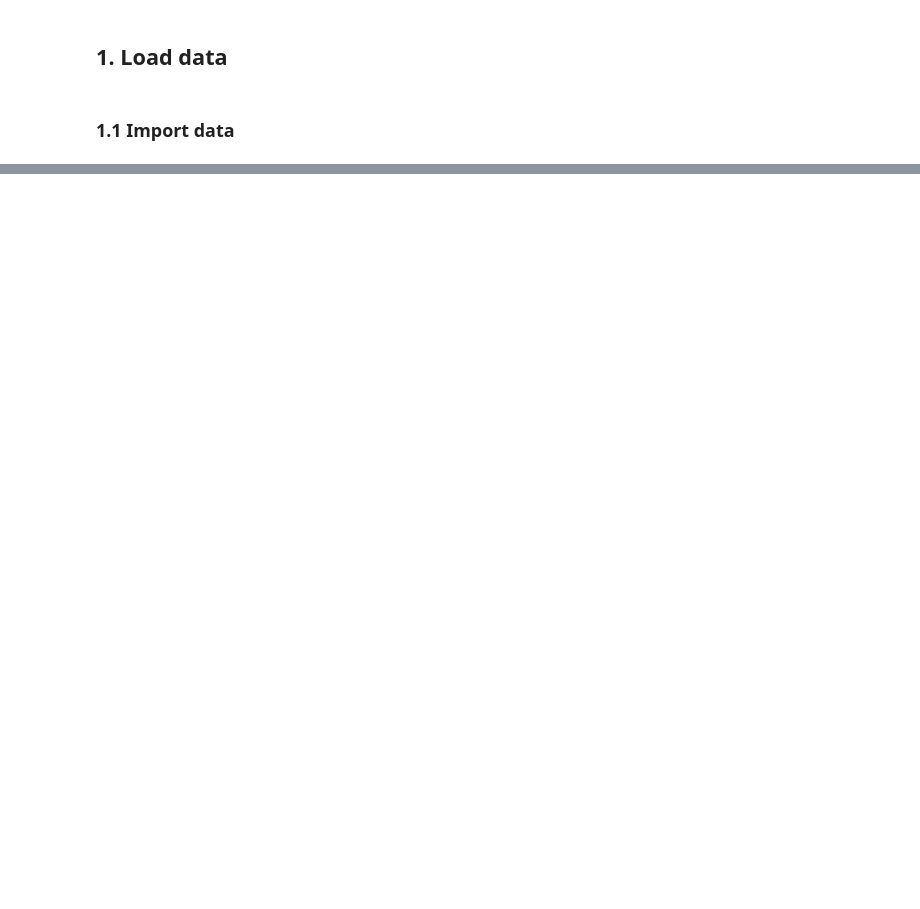
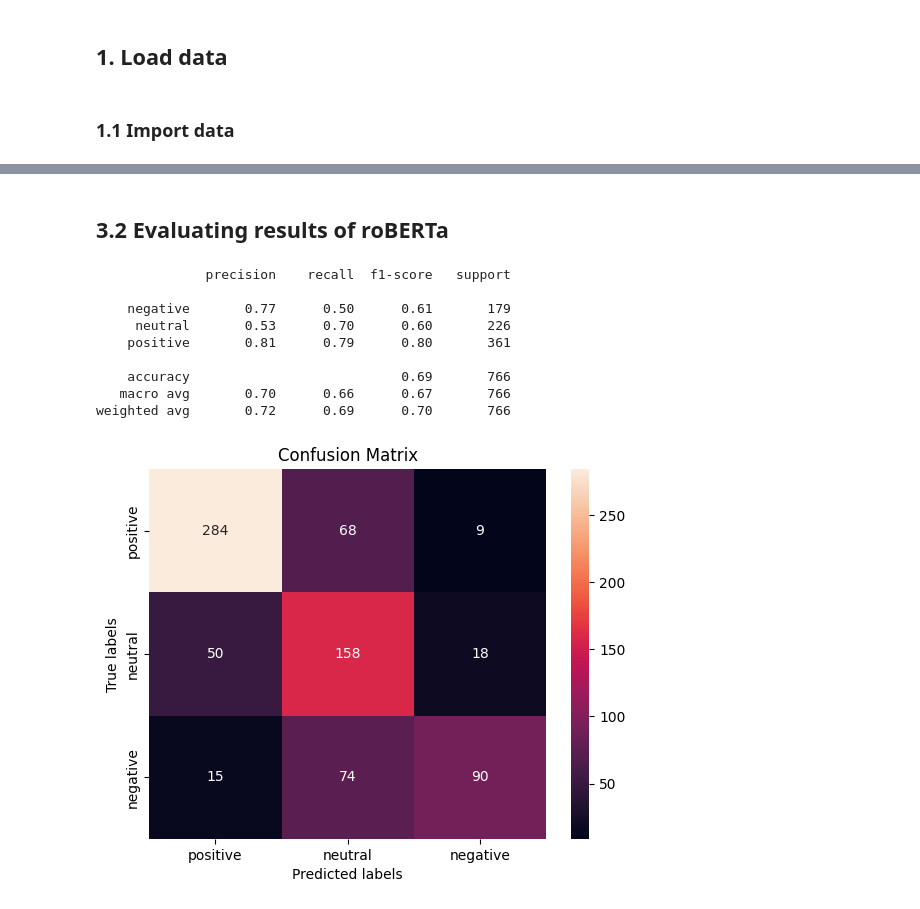
Before and after one commit to Shu-x/AnalyzingDisneylandReviews, a Jupyter notebook: notebooks/sentiment_analysis.ipynb, the cells around one changed output, grey strips where cells are left out. Drawn from its saved outputs; the diff is of its cells as text; code cells hidden in the pictures; blank space fills up the shorter version.

```diff
--- a/notebooks/sentiment_analysis.ipynb
+++ b/notebooks/sentiment_analysis.ipynb
@@ -165,0 +422,15 @@ classifier = pipeline('sentiment-analysis', model=model, tokenizer=tokenizer, de
+# %% [markdown]
+## 3.2 Evaluating results of roBERTa
+# %%
+evaluate(y_true, y_pred_roBERTa)
+# %% [output]
+              precision    recall  f1-score   support
+
+    negative       0.77      0.50      0.61       179
+     neutral       0.53      0.70      0.60       226
+    positive       0.81      0.79      0.80       361
+
+    accuracy                           0.69       766
+   macro avg       0.70      0.66      0.67       766
+weighted avg       0.72      0.69      0.70       766
+[figure, added]
```
Also changed, not shown: parts of 41 cells of this notebook.
